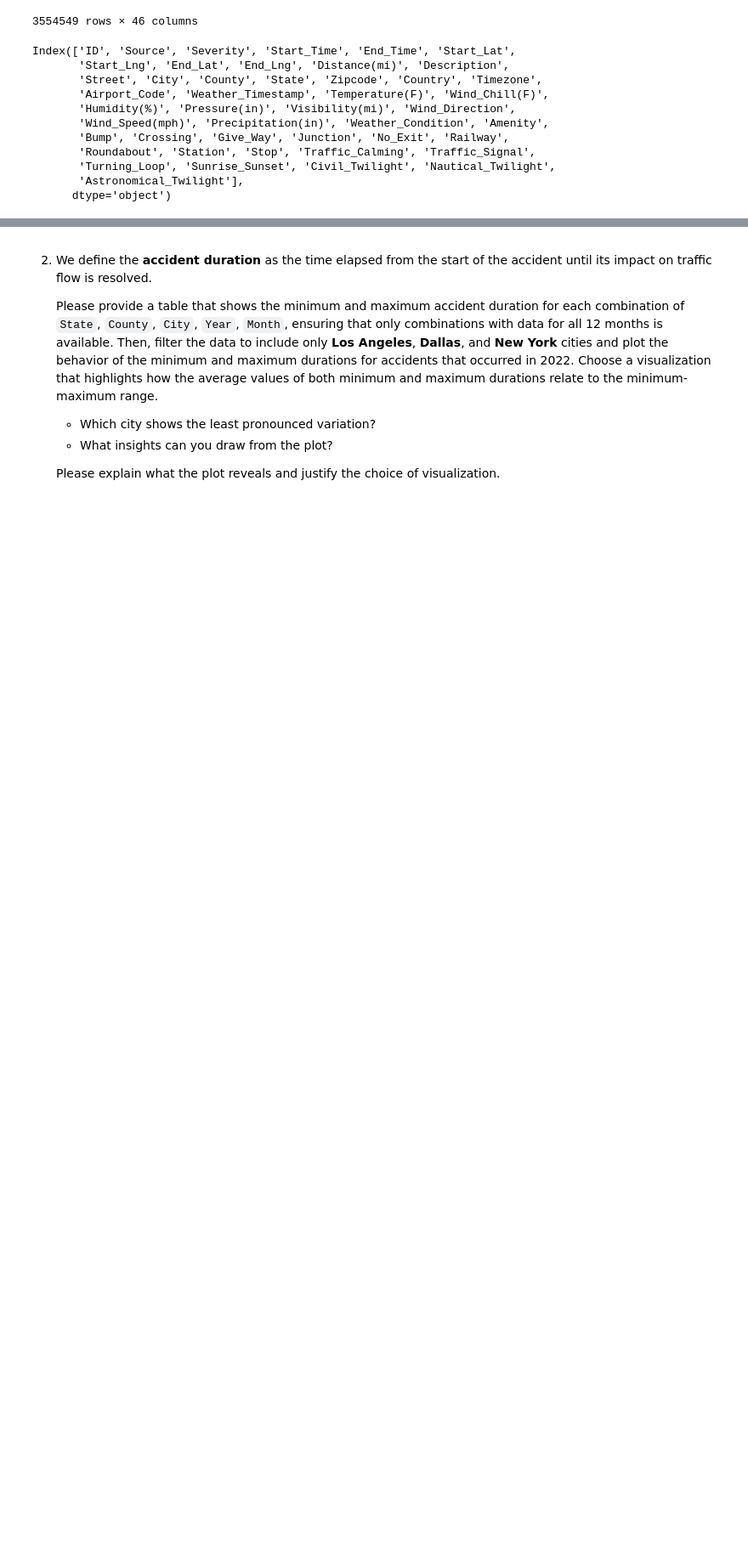
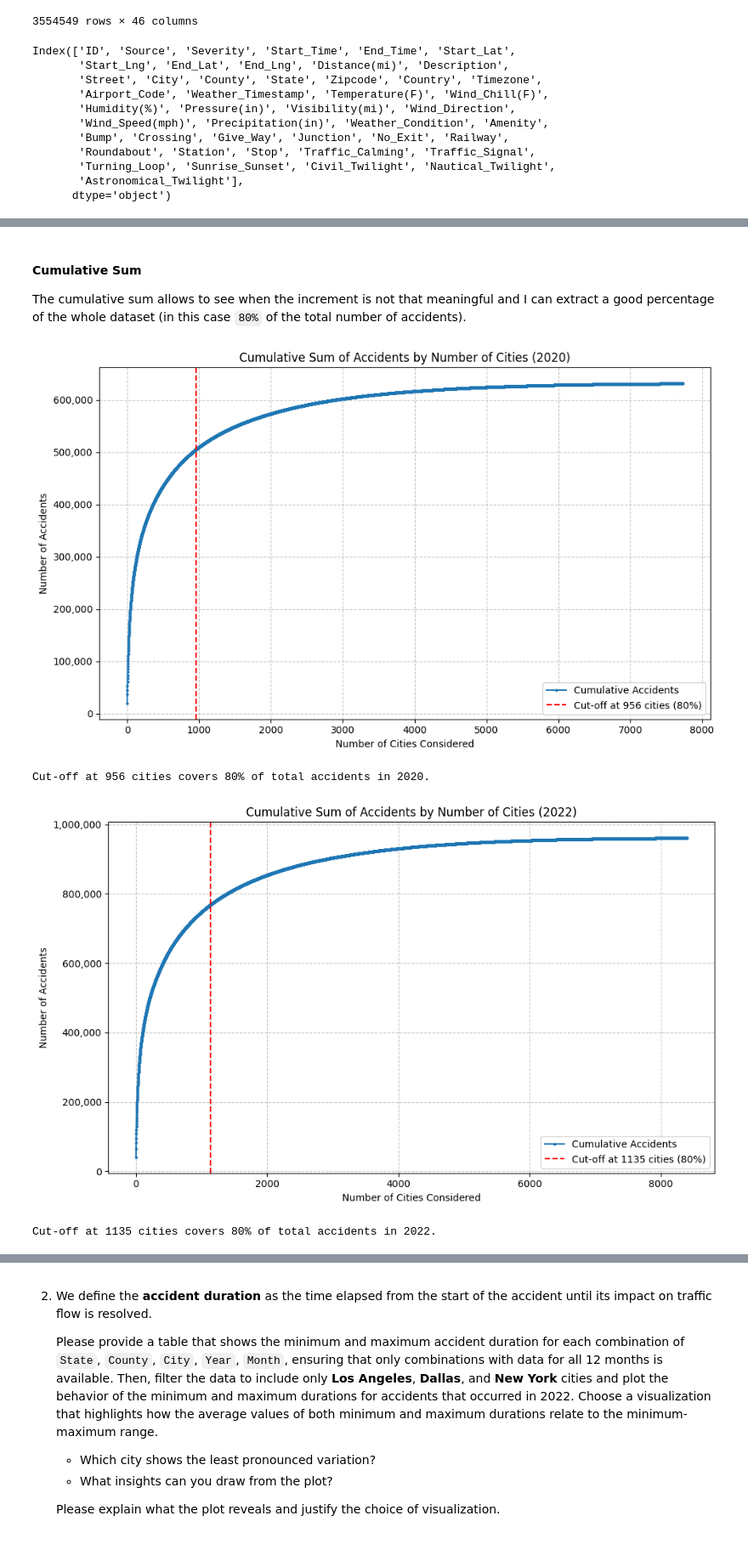
Before and after one commit to MattiaBiancini/Visual-Analytics, a Jupyter notebook: Assignment1/Assignment1.ipynb, the cells around one changed output, grey strips where cells are left out. Shown at 85% size. Drawn from its saved outputs; the diff is of its cells as text; code cells hidden in the pictures; blank space fills up the shorter version.

```diff
--- a/Assignment1/Assignment1.ipynb
+++ b/Assignment1/Assignment1.ipynb
@@ -284,8 +295,12 @@ Considering the accidents between `2020` and `2022` I am excluding eventual acci
 # %%
-year_start = 2020
-year_end = 2022
+years = {2020, 2022}
+colors = {2020 : "steelblue", 2022 : "indianred"}
 
 df_accidents['Start_Time'] = pd.to_datetime(df_accidents['Start_Time'], errors='coerce')
 df_accidents['End_Time'] = pd.to_datetime(df_accidents['End_Time'], errors='coerce')
 
-df_accidents.query('Start_Time.dt.year >= @year_start and End_Time.dt.year <= @year_end', inplace=True)
+#print(df_accidents['Start_Time'].isna().sum())
+#print(df_accidents['End_Time'].isna().sum())
+
+df_accidents.query('Start_Time.dt.year in @years and End_Time.dt.year in @years', inplace=True)
+df_accidents
@@ -347,6 +330,0 @@ plt.show()
-# %%
-total_accidents = accidents.sum()
-cumulative = accidents.sort_values(ascending=False).cumsum()
-pareto_cutoff = cumulative[cumulative <= total_accidents * 0.8]
-
-print(f"Top {len(pareto_cutoff)} cities cover 80% of accidents.")
@@ -356,0 +331,4 @@ Since the number of cities is too much to be represent on a graph, I am going to
+# %%
+df_accidents['Year'] = df_accidents['Start_Time'].dt.year
+accidents_per_year = df_accidents.groupby(['Year', 'City']).size().sort_values(ascending=False)
+accidents_per_year
@@ -356,0 +361,56 @@ Since the number of cities is too much to be represent on a graph, I am going to
+# %% [markdown]
+#### Cumulative Sum
+The cumulative sum allows to see when the increment is not that meaningful and I can extract a good percentage of the whole dataset (in this case `80%` of the total number of accidents).
+# %%
+for year in years:
+    # Filter for the chosen year and sort descending
+    accidents_year = accidents_per_year.loc[year].sort_values(ascending=False)
+
+    # Calculate cumulative sum
+    cumulative_accidents = accidents_year.cumsum()
+
+    # Total number of accidents for the year
+    total_accidents = cumulative_accidents.max()
+
+    # Calculate percentage of total accidents
+    percentage = cumulative_accidents / total_accidents * 100
+
+    # Set the threshold (e.g., 80% of total accidents)
+    threshold = 80  # Change to 90 or other as needed
+
+    # Find where the cumulative sum reaches the threshold
+    cut_off = np.argmax(percentage >= threshold) + 1  # +1 because of zero-indexing
+
+    # Plot the cumulative sum curve
+    plt.figure(figsize=(10, 6))
+    plt.plot(np.arange(1, len(cumulative_accidents) + 1),
+             cumulative_accidents,
+             marker='o',
+             markersize=2,  # Thinner dots
+             label='Cumulative Accidents')
+
+    # Vertical line for threshold cut-off
+    plt.axvline(x=cut_off, color='r', linestyle='--',
+                label=f'Cut-off at {cut_off} cities ({threshold}%)')
+
+    # Title and axis labels
+    plt.title(f'Cumulative Sum of Accidents by Number of Cities ({year})')
+    plt.xlabel('Number of Cities Considered')
+    plt.ylabel('Number of Accidents')
+
+    # Format y-axis with commas (e.g., 000,000)
+    plt.gca().yaxis.set_major_formatter(mtick.FuncFormatter(lambda x, _: f'{int(x):,}'))
+
+    # Grid and legend
+    plt.grid(True, linestyle='--', alpha=0.7)
+    plt.legend()
+    plt.tight_layout()
+    plt.show()
+
+    # Print cut-off information
+    print(f"Cut-off at {cut_off} cities covers {threshold}% of total accidents in {year}.")
+# %% [output]
+[figure, added]
+Cut-off at 956 cities covers 80% of total accidents in 2020.
+[figure, added]
+Cut-off at 1135 cities covers 80% of total accidents in 2022.
```
Also changed, not shown: parts of 35 cells of this notebook.
